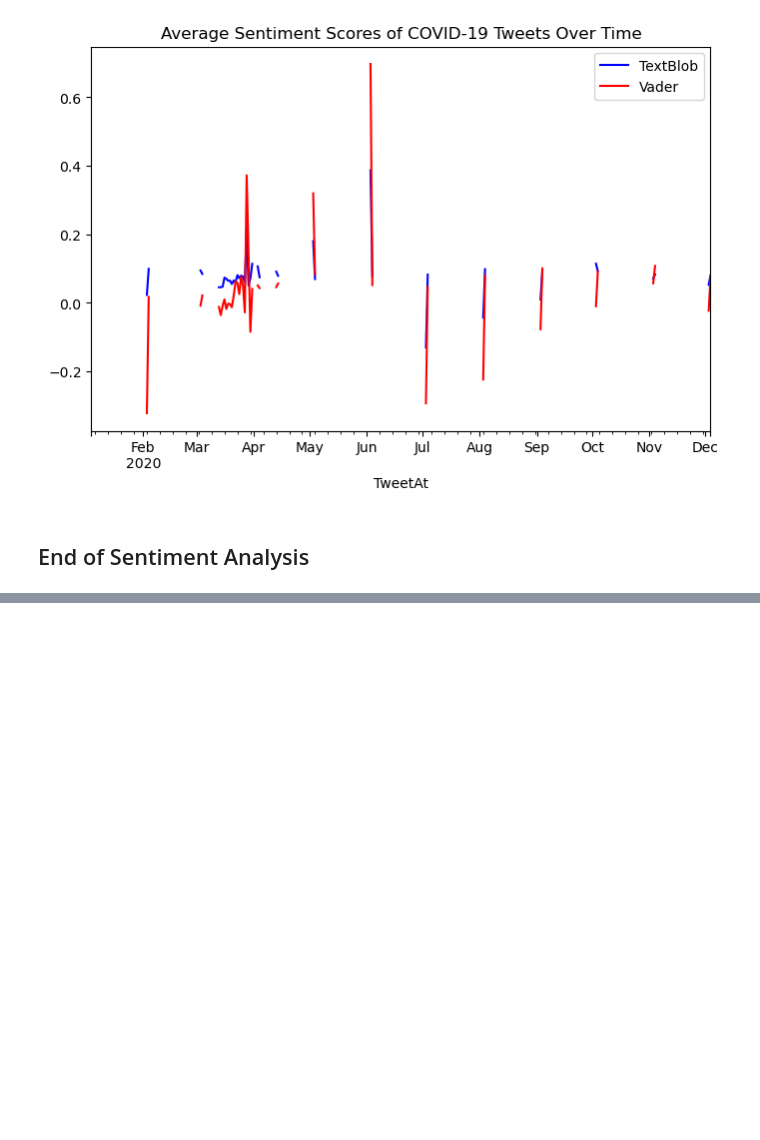
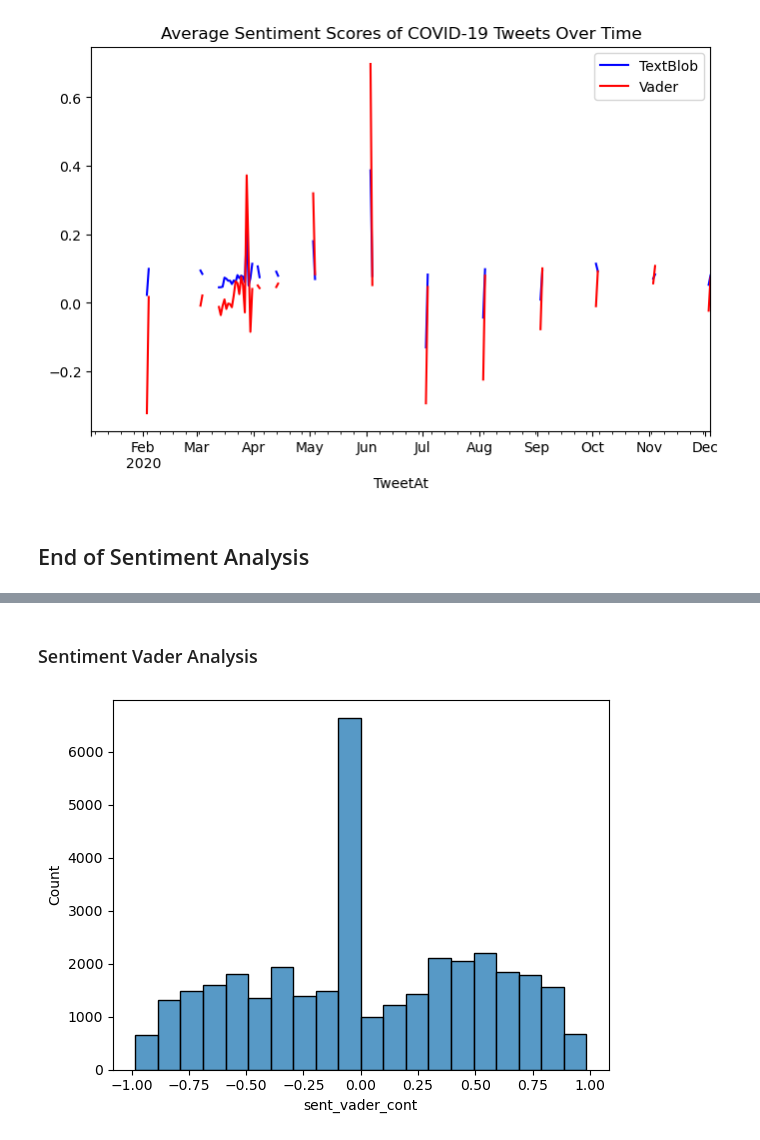
Before and after one commit to ReproTeach/final-project-sd_final_project, a Jupyter notebook: final_project.ipynb, the cells around one changed output, grey strips where cells are left out. Drawn from its saved outputs; the diff is of its cells as text; code cells hidden in the pictures; blank space fills up the shorter version.

```diff
--- a/final_project.ipynb
+++ b/final_project.ipynb
@@ -386,0 +432,7 @@ plt.show()
+# %% [markdown]
+### Sentiment Vader Analysis ###
+# %%
+sns.histplot(data=merged_df, x="sent_vader_cont", bins=20)
+plt.show()
+# %% [output]
+[figure, added]
```
Also changed, not shown: parts of 14 cells of this notebook.
